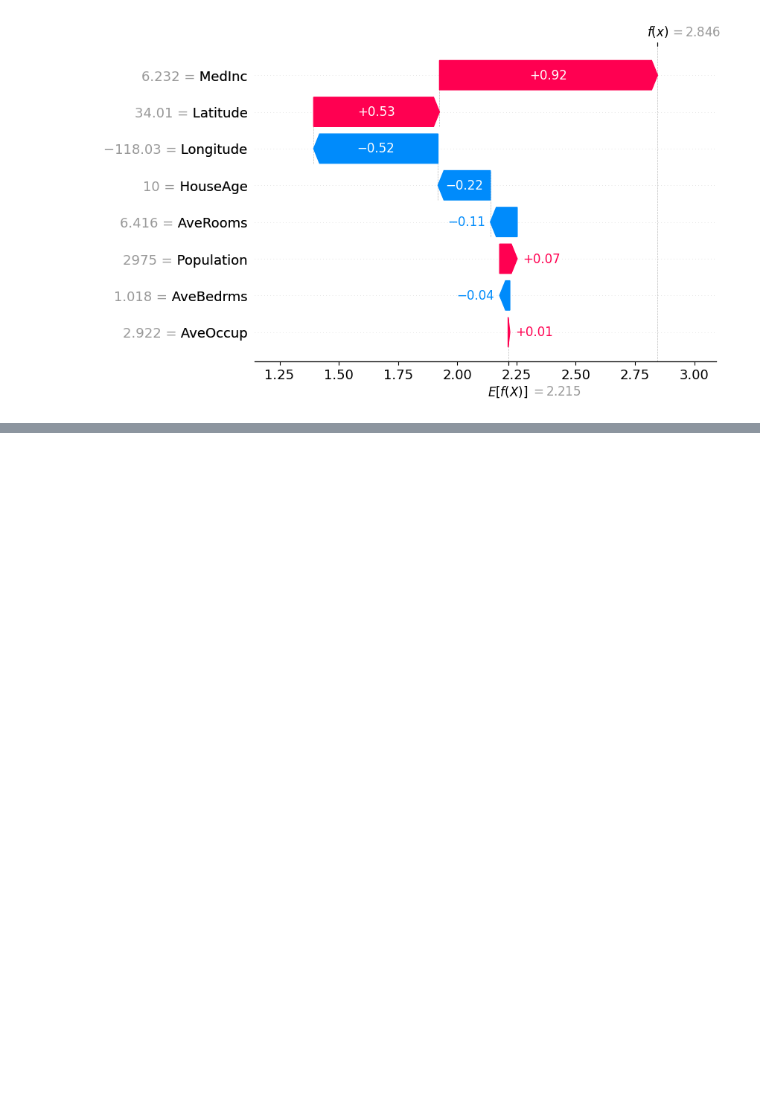
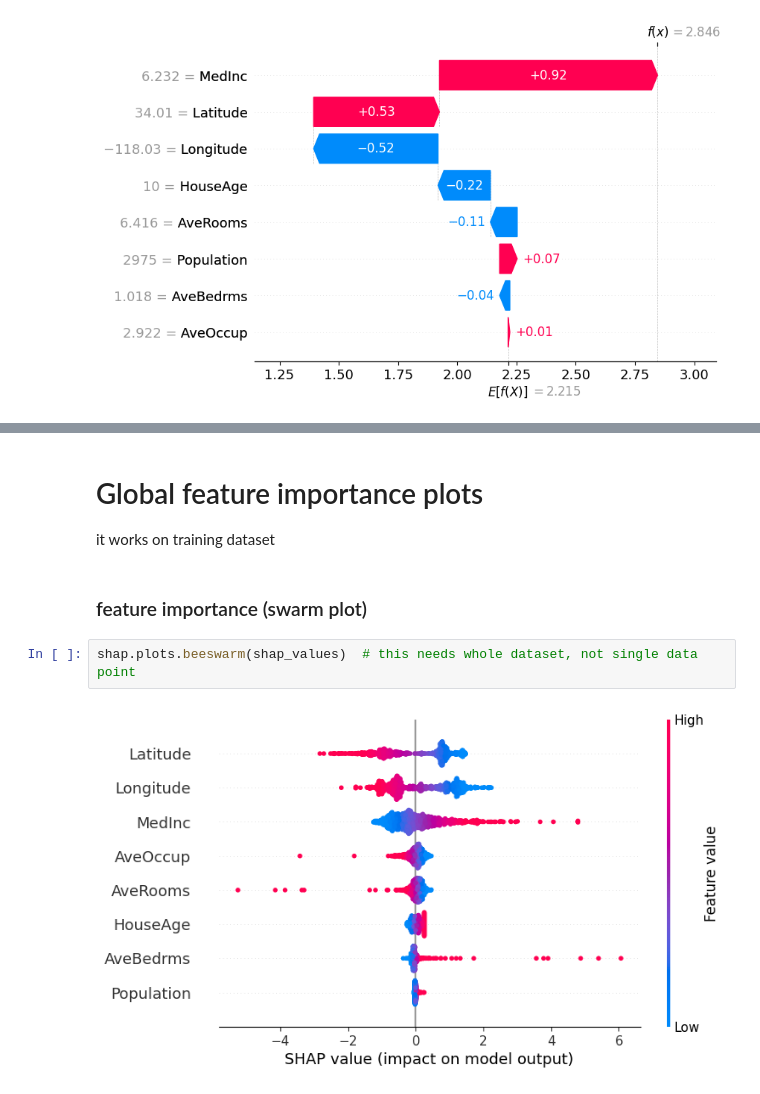
Before and after one commit to senthilkumarimuth/gists, a Jupyter notebook: artificial_intelligence/explainability/shap/logistic_reg.ipynb, the cells around one changed output, grey strips where cells are left out. Drawn from its saved outputs; the diff is of its cells as text; blank space fills up the shorter version.

```diff
--- a/artificial_intelligence/explainability/shap/logistic_reg.ipynb
+++ b/artificial_intelligence/explainability/shap/logistic_reg.ipynb
@@ -71,0 +98,10 @@ shap.plots.waterfall(shap_values[sample_ind], max_display=14)
+# %% [markdown]
+# Global feature importance plots
+
+it works on training dataset
+# %% [markdown]
+### feature importance (swarm plot)
+# %%
+shap.plots.beeswarm(shap_values)  # this needs whole dataset, not single data point
+# %% [output]
+[figure, added]
```
Also changed, not shown: parts of 23 cells of this notebook, 2 other files.
